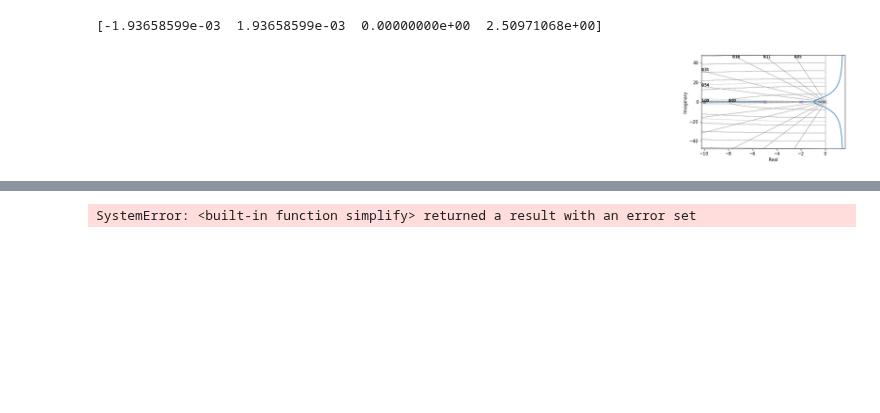
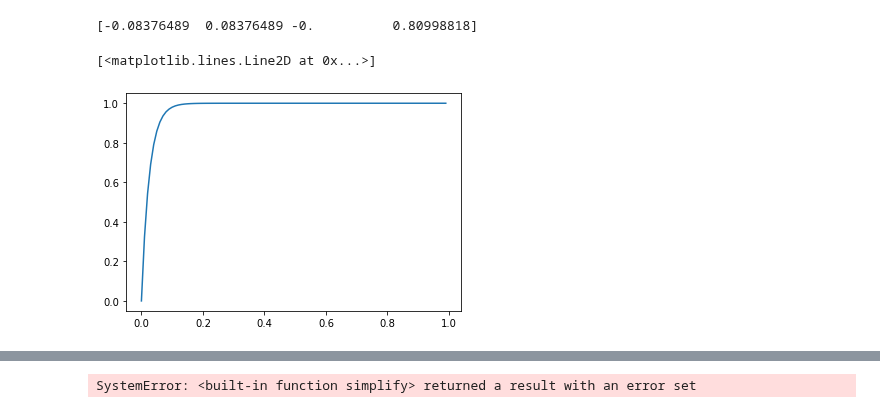
Before and after one commit to jjffkkgg/pytorch_practice, a Jupyter notebook: python/reference_nb/quadrotor_sim.ipynb, the cells around one changed output, grey strips where cells are left out. Saved outputs shown, nothing was run; the diff lists cells and outputs as text; code cells hidden in the pictures; blank space fills up the shorter version.

Commit message:
Created controller with ss error

```diff
--- a/python/reference_nb/quadrotor_sim.ipynb
+++ b/python/reference_nb/quadrotor_sim.ipynb
@@ -188,9 +188,12 @@ def derive_equations():
     vel_ref = pos_n_ref - pos_n
     vel_ref_b = ca.mtimes(C_bn, vel_ref)
     acc_ref_b = vel_ref_b - x[3:6]
-    vel_err_b_z = acc_ref_b[2]
+    # vel_err_b_z = acc_ref_b[2]
     F_ref_b = acc_ref_b * par.m
     F_err_b = F_ref_b - F_b
+    vel_err_b_z = F_err_b[2] * par.m
+
+
     F_err_b[2] = 0
     F_Tf_b = F_err_b - g_b
     F_b_xy = F_b
@@ -201,8 +204,8 @@ def derive_equations():
     omega_b_ref = theta_err_b_hat * theta_err_b_mag
     omega_b_err = omega_b_ref - omega_b
 
-    f_control = ca.Function('f_control', [x,pos_n_ref,p], [vel_err_b_z, omega_b_err, vel_ref_b, omega_b_ref],
-    ['x','pos_n_ref','p'],['vel_err_b_z','omega_b_err','vel_ref_b','omega_b_ref'])
+    f_control = ca.Function('f_control', [x,u_mix,p,pos_n_ref], [vel_err_b_z, omega_b_err, vel_ref_b, omega_b_ref],
+    ['x','u_mix','p','pos_n_ref'],['vel_err_b_z','omega_b_err','vel_ref_b','omega_b_ref'])
 
     return {
         'x': x,
@@ -233,14 +236,15 @@ xi = [0]*12
 xi[9:12] = par.startpoint
 p = par.p
 dt = 0.01
-t = 10
+t = 1
 hover_thrust = throttle(p[0]*p[8],p[3],p[2],p[4],p[5],p[6],p[7])
 u0 = np.array([0,0,0,hover_thrust*4])
 ui = u0
 xi_c = np.zeros(1)
 xi_c2 = np.zeros([2,1])
 
-[err_vbz, err_wb, ref_vb, ref_wb] = eqs['f_control'](xi, par.ref_trajectory[int(t/dt)], p)
+[err_vbz, err_wb, ref_vb, ref_wb] = eqs['f_control'](xi, ui, p, par.ref_trajectory[int(t/dt)])
+err_vbz *= 3
 
 [A,B,C,D] = lin_state_func(xi,ui,p)
 sys = control.ss(A,B,C,D)
@@ -251,44 +255,45 @@ yawr_tf = tf_sys[2,2]
 thrust_tf = tf_sys[5,3]
 
 TF = [rollr_tf, pitchr_tf, yawr_tf, thrust_tf]
+TF_f = TF
 
 s = control.tf([1,0],[0,1])
 
-H_com = (s+10)/((s+2)*(s+5))
+H_com = 1
 H_rollr = H_com
 H_pitchr = H_com
 H_yawr = H_com
-H_thrustr = H_com
+H_thrustr = 5
 
 H = [H_rollr, H_pitchr, H_yawr, H_thrustr]
 
 for i in range(len(TF)):
         TF[i] *= H[i]
-        control.rlocus(TF[i])
-        TF[i] = TF[i].feedback()
+        TF_f[i] = TF[i].feedback()
 
-rollr_sys = control.tf2ss(control.c2d(TF[0], dt))
-pitchr_sys = control.tf2ss(control.c2d(TF[1], dt))
-yawr_sys = control.tf2ss(control.c2d(TF[2], dt))
-thrust_sys = control.tf2ss(control.c2d(TF[3], dt))
+rollr_sys = control.tf2ss(control.c2d(TF_f[0], dt))
+pitchr_sys = control.tf2ss(control.c2d(TF_f[1], dt))
+yawr_sys = control.tf2ss(control.c2d(TF_f[2], dt))
+thrust_sys = control.tf2ss(control.c2d(TF_f[3], dt))
 
 rx_0 = np.zeros((rollr_sys.A.shape[0],1))
 px_0 = np.zeros((pitchr_sys.A.shape[0],1))
 yx_0 = np.zeros((yawr_sys.A.shape[0],1))
 tx_0 = np.zeros((thrust_sys.A.shape[0],1))
 
 rx = np.dot(rollr_sys.A, rx_0) + np.dot(rollr_sys.B, err_wb[0])
 px = np.dot(pitchr_sys.A, px_0) + np.dot(pitchr_sys.B, err_wb[1])
 yx = np.dot(yawr_sys.A, yx_0) + np.dot(yawr_sys.B, err_wb[2])
-tx = np.dot(thrust_sys.A, rx_0) + np.dot(thrust_sys.B, err_vbz)
+tx = np.dot(thrust_sys.A, tx_0) + np.dot(thrust_sys.B, err_vbz)
 
 ui[0] = np.dot(rollr_sys.C, rx) + np.dot(rollr_sys.D, err_wb[0])
 ui[1] = np.dot(pitchr_sys.C, px) + np.dot(pitchr_sys.D, err_wb[1])
 ui[2] = np.dot(yawr_sys.C, yx) + np.dot(yawr_sys.D, err_wb[2])
-ui[3] = np.dot(thrust_sys.C, tx) + np.dot(thrust_sys.D, err_vbz) + u0[3]
+ui[3] = np.dot(thrust_sys.C, tx) + np.dot(thrust_sys.D, err_vbz)
 print(ui)
-# t,y = control.step_response(TF[1],np.arange(0,1,0.01))
-# plt.plot(t,y)
+t,y = control.step_response(TF[3],np.arange(0,1,0.01))
+plt.plot(t,y)
 # %% [output]
-[-1.93658599e-03  1.93658599e-03  0.00000000e+00  2.50971068e+00]
+[-0.08376489  0.08376489 -0.          0.80998818]
+[<matplotlib.lines.Line2D at 0x...>]
-[figure, old version]
+[figure, new version]
```
Also changed, not shown: parts of 6 cells of this notebook, 6 other files.
